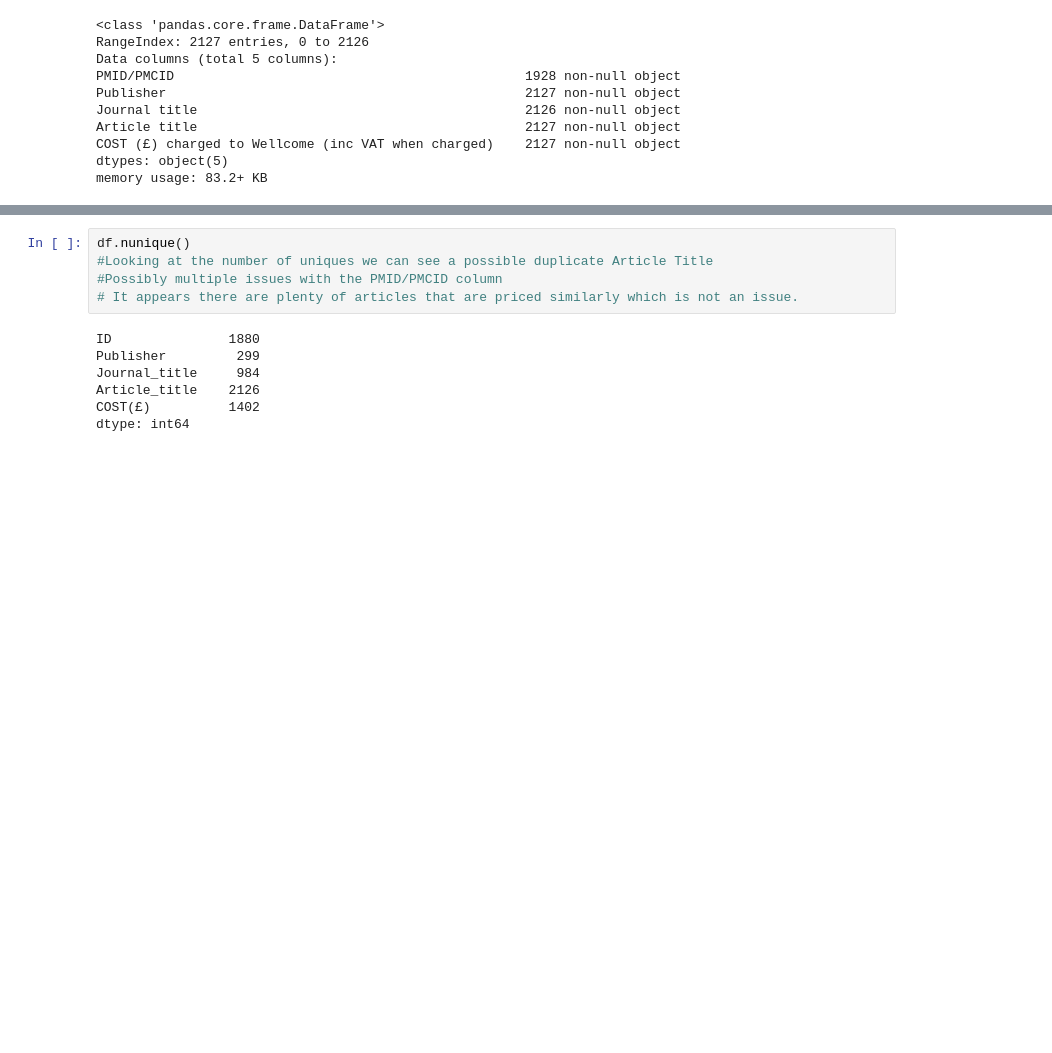
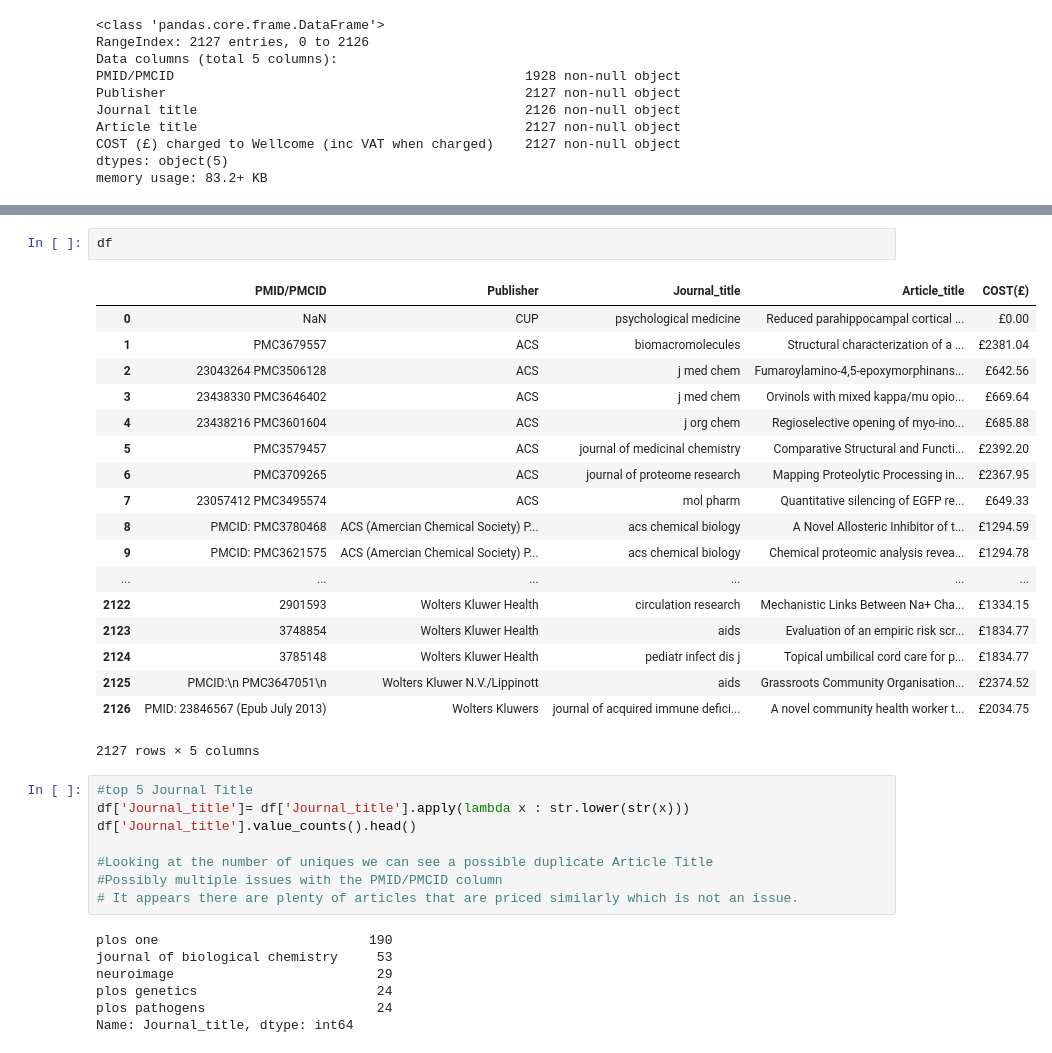
Before and after one commit to zdwhite/Thinkful-Unit-1, a Jupyter notebook: Data Cleaning Challenge U1L3P6.ipynb, the cells around one changed output, grey strips where cells are left out. Saved outputs shown, nothing was run; the diff lists cells and outputs as text; blank space fills up the shorter version.

```diff
--- a/Data Cleaning Challenge U1L3P6.ipynb
+++ b/Data Cleaning Challenge U1L3P6.ipynb
@@ -38,15 +39,39 @@ Index(['ID', 'Publisher', 'Journal_title', 'Article_title', 'COST(£)'], dtype='
+# %%
+df
+# %% [output]
+|  | PMID/PMCID | Publisher | Journal_title | Article_title | COST(£) |
+| 0 | NaN | CUP | psychological medicine | Reduced parahippocampal cortical ... | £0.00 |
+| 1 | PMC3679557 | ACS | biomacromolecules | Structural characterization of a ... | £2381.04 |
+| 2 | 23043264 PMC3506128 | ACS | j med chem | Fumaroylamino-4,5-epoxymorphinans... | £642.56 |
+| 3 | 23438330 PMC3646402 | ACS | j med chem | Orvinols with mixed kappa/mu opio... | £669.64 |
+| 4 | 23438216 PMC3601604 | ACS | j org chem | Regioselective opening of myo-ino... | £685.88 |
+| 5 | PMC3579457 | ACS | journal of medicinal chemistry | Comparative Structural and Functi... | £2392.20 |
+| 6 | PMC3709265 | ACS | journal of proteome research | Mapping Proteolytic Processing in... | £2367.95 |
+| 7 | 23057412 PMC3495574 | ACS | mol pharm | Quantitative silencing of EGFP re... | £649.33 |
+| 8 | PMCID: PMC3780468 | ACS (Amercian Chemical Society) P... | acs chemical biology | A Novel Allosteric Inhibitor of t... | £1294.59 |
+| 9 | PMCID: PMC3621575 | ACS (Amercian Chemical Society) P... | acs chemical biology | Chemical proteomic analysis revea... | £1294.78 |
+| ... | ... | ... | ... | ... | ... |
+| 2122 | 2901593 | Wolters Kluwer Health | circulation research | Mechanistic Links Between Na+ Cha... | £1334.15 |
+| 2123 | 3748854 | Wolters Kluwer Health | aids | Evaluation of an empiric risk scr... | £1834.77 |
+| 2124 | 3785148 | Wolters Kluwer Health | pediatr infect dis j | Topical umbilical cord care for p... | £1834.77 |
+| 2125 | PMCID:\n PMC3647051\n | Wolters Kluwer N.V./Lippinott | aids | Grassroots Community Organisation... | £2374.52 |
+| 2126 | PMID: 23846567 (Epub July 2013) | Wolters Kluwers | journal of acquired immune defici... | A novel community health worker t... | £2034.75 |
+2127 rows × 5 columns
 # %%
-df.nunique()
+#top 5 Journal Title
+df['Journal_title']= df['Journal_title'].apply(lambda x : str.lower(str(x)))
+df['Journal_title'].value_counts().head()
+
 #Looking at the number of uniques we can see a possible duplicate Article Title
 #Possibly multiple issues with the PMID/PMCID column
 # It appears there are plenty of articles that are priced similarly which is not an issue.
 # %% [output]
-ID               1880
-Publisher         299
-Journal_title     984
-Article_title    2126
-COST(£)          1402
-dtype: int64
+plos one                           190
+journal of biological chemistry     53
+neuroimage                          29
+plos genetics                       24
+plos pathogens                      24
+Name: Journal_title, dtype: int64
 # %%
 # NOT NEEDED FOR ASSIGNMENT, BUT GOOD PRACTICE!!!
 # Clean IDs
```
Also changed, not shown: parts of 9 cells of this notebook, 1 other file.
